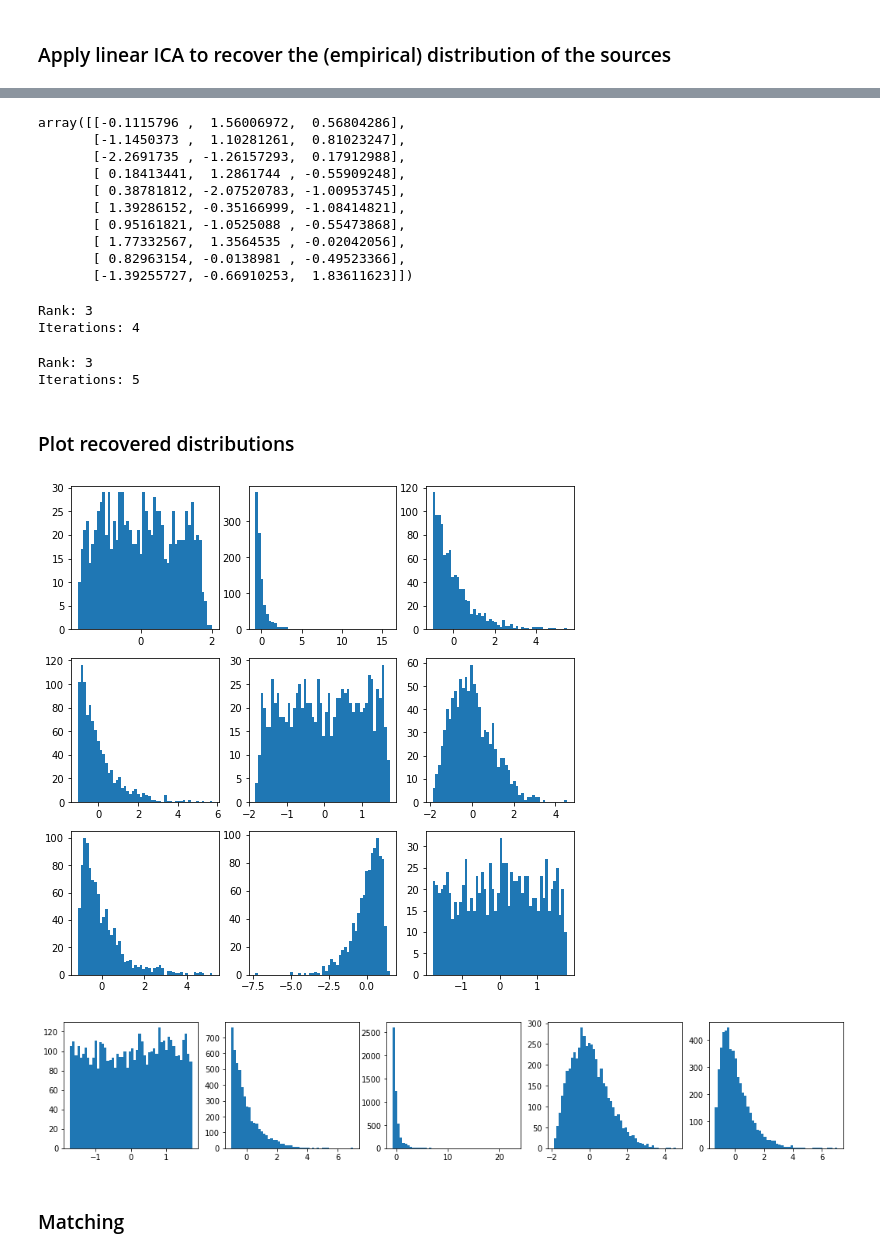
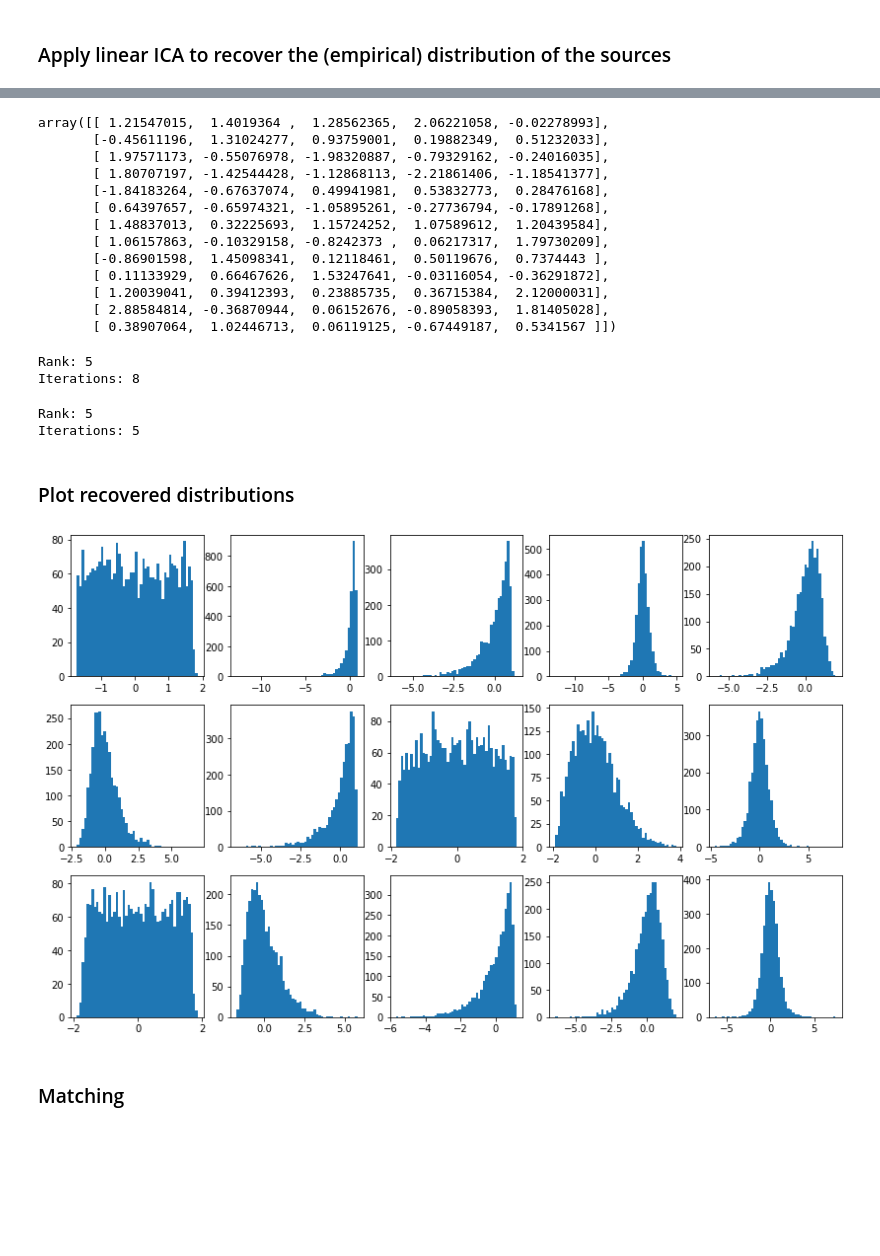
Before and after one commit to NilsSturma/multi-domain-crl, a Jupyter notebook: synthetic-data.ipynb, the cells around one changed output, grey strips where cells are left out. Cells and saved outputs as stored; diff of their text form; code cells hidden in the pictures; blank space fills up the shorter version.

```diff
--- a/synthetic-data.ipynb
+++ b/synthetic-data.ipynb
@@ -9,7 +9,7 @@ from sklearn.decomposition import FastICA
 # %% [markdown]
 ### Distributions of the independent components
 # %%
-rvs = [uniform(), expon(scale=0.1), lognorm(s=1), weibull_min(c=2), chi2(df=4)]
+rvs = [uniform(), expon(scale=0.1), t(df=5), gumbel_r, lognorm(s=1), weibull_min(c=2), chi2(df=6)]
 # %%
 def sample_normed(n, rv):
     return (rv.rvs(size=n) - rv.mean()) / rv.std()
@@ -19,9 +19,9 @@ eps = np.zeros((n,len(rvs)))
 for i, rv in enumerate(rvs):
     eps[:,i] = sample_normed(n,rv)
 # %%
-fig, ax = plt.subplots(1, 5, figsize=(18,3))
+fig, ax = plt.subplots(1, 7, figsize=(18,2.3))
 
-for j in range(5):
+for j in range(7):
         ax[j].hist(eps[:,j], bins=50)
 
 plt.show()
@@ -30,17 +30,16 @@ plt.show()
 # %% [markdown]
 ### Create synthetic observations
 # %%
-nlat = 5
-joint_latents = [0,1]
-env1_specific = [2]
-env2_specific = [3]
-env3_specific = [4]
-d1 = 10
-d2 = 11
-d3 = 12
-n1 = 1000
-n2 = 1000
-n3 = 1000
+joint_latents = [0,1,2,3]
+env1_specific = [4]
+env2_specific = [5]
+env3_specific = [6]
+d1 = 13
+d2 = 14
+d3 = 15
+n1 = 3000
+n2 = 3000
+n3 = 3000
 
 env1_latents = joint_latents + env1_specific
 env2_latents = joint_latents + env2_specific
@@ -117,25 +119,28 @@ Iterations: 4
 # %%
 mixing1
 # %% [output]
-array([[-0.1115796 ,  1.56006972,  0.56804286],
-       [-1.1450373 ,  1.10281261,  0.81023247],
-       [-2.2691735 , -1.26157293,  0.17912988],
-       [ 0.18413441,  1.2861744 , -0.55909248],
-       [ 0.38781812, -2.07520783, -1.00953745],
-       [ 1.39286152, -0.35166999, -1.08414821],
-       [ 0.95161821, -1.0525088 , -0.55473868],
-       [ 1.77332567,  1.3564535 , -0.02042056],
-       [ 0.82963154, -0.0138981 , -0.49523366],
-       [-1.39255727, -0.66910253,  1.83611623]])
+array([[ 1.21547015,  1.4019364 ,  1.28562365,  2.06221058, -0.02278993],
+       [-0.45611196,  1.31024277,  0.93759001,  0.19882349,  0.51232033],
+       [ 1.97571173, -0.55076978, -1.98320887, -0.79329162, -0.24016035],
+       [ 1.80707197, -1.42544428, -1.12868113, -2.21861406, -1.18541377],
+       [-1.84183264, -0.67637074,  0.49941981,  0.53832773,  0.28476168],
+       [ 0.64397657, -0.65974321, -1.05895261, -0.27736794, -0.17891268],
+       [ 1.48837013,  0.32225693,  1.15724252,  1.07589612,  1.20439584],
+       [ 1.06157863, -0.10329158, -0.8242373 ,  0.06217317,  1.79730209],
+       [-0.86901598,  1.45098341,  0.12118461,  0.50119676,  0.7374443 ],
+       [ 0.11133929,  0.66467626,  1.53247641, -0.03116054, -0.36291872],
+       [ 1.20039041,  0.39412393,  0.23885735,  0.36715384,  2.12000031],
+       [ 2.88584814, -0.36870944,  0.06152676, -0.89058393,  1.81405028],
+       [ 0.38907064,  1.02446713,  0.06119125, -0.67449187,  0.5341567 ]])
 # %%
 eps2, mixing2 = get_sources(X2, seed=102)
 # %% [output]
-Rank: 3
-Iterations: 4
+Rank: 5
+Iterations: 8
 # %%
 eps3, mixing3 = get_sources(X3, seed=103)
 # %% [output]
-Rank: 3
+Rank: 5
 Iterations: 5
 # %%
 # Collect results
@@ -144,25 +149,14 @@ mixings = [mixing1, mixing2, mixing3]
 # %% [markdown]
 ### Plot recovered distributions
 # %%
-fig, ax = plt.subplots(3, 3, figsize=(9, 9))
+fig, ax = plt.subplots(3, 5, figsize=(14, 9))
 
 for i in range(3):
-    for j in range(3):
+    for j in range(5):
         ax[i,j].hist(indep_comps[i][:,j], bins=50)
 
 plt.show()
 # %% [output]
-[figure, old version]
+[figure, new version]
-# %%
-# Compare with "true" distributions
-
-fig, ax = plt.subplots(1, 5, figsize=(18,3))
-
-for j in range(5):
-        ax[j].hist(eps[:,j], bins=50)
-
-plt.show()
-# %% [output]
-[figure, removed]
 # %% [markdown]
 ### Matching
```
Also changed, not shown: parts of 31 cells of this notebook, 11 other files.
